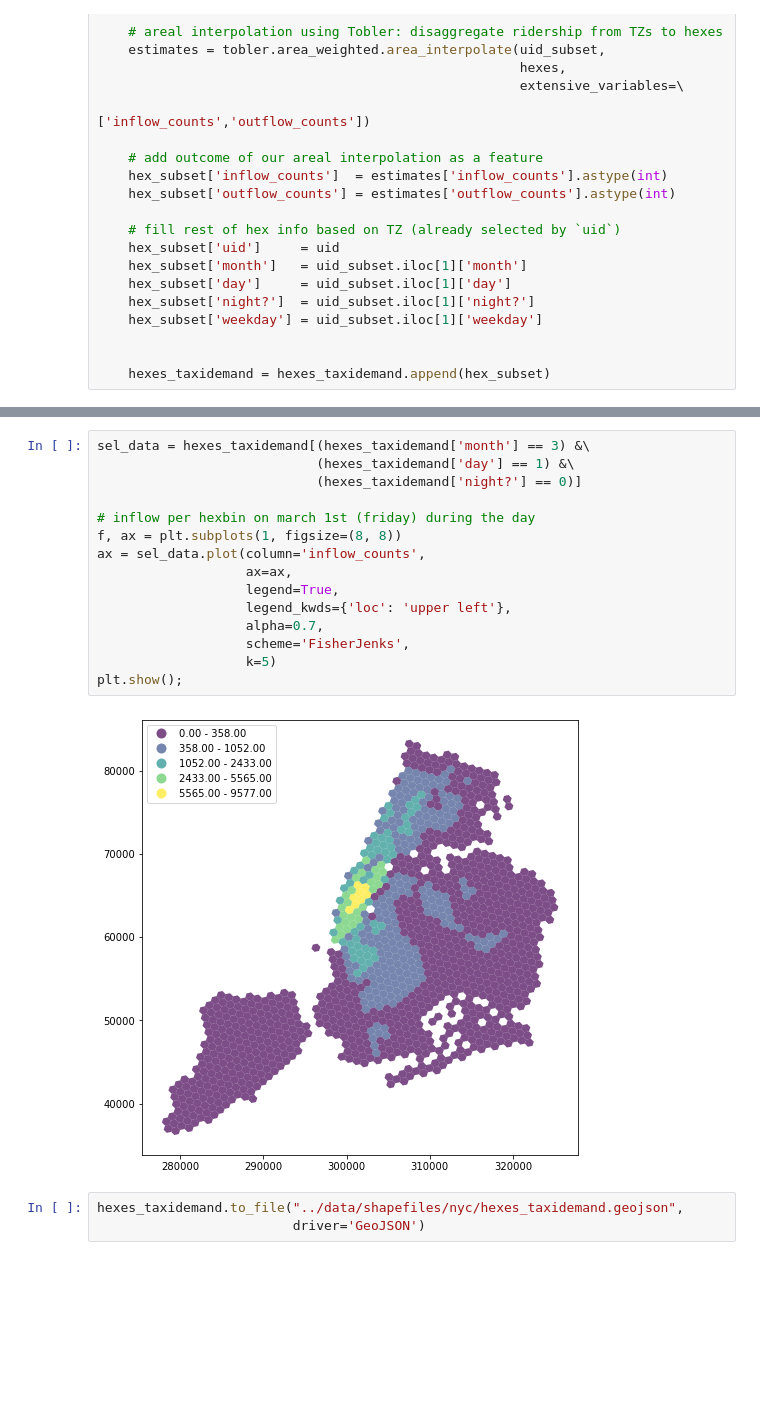
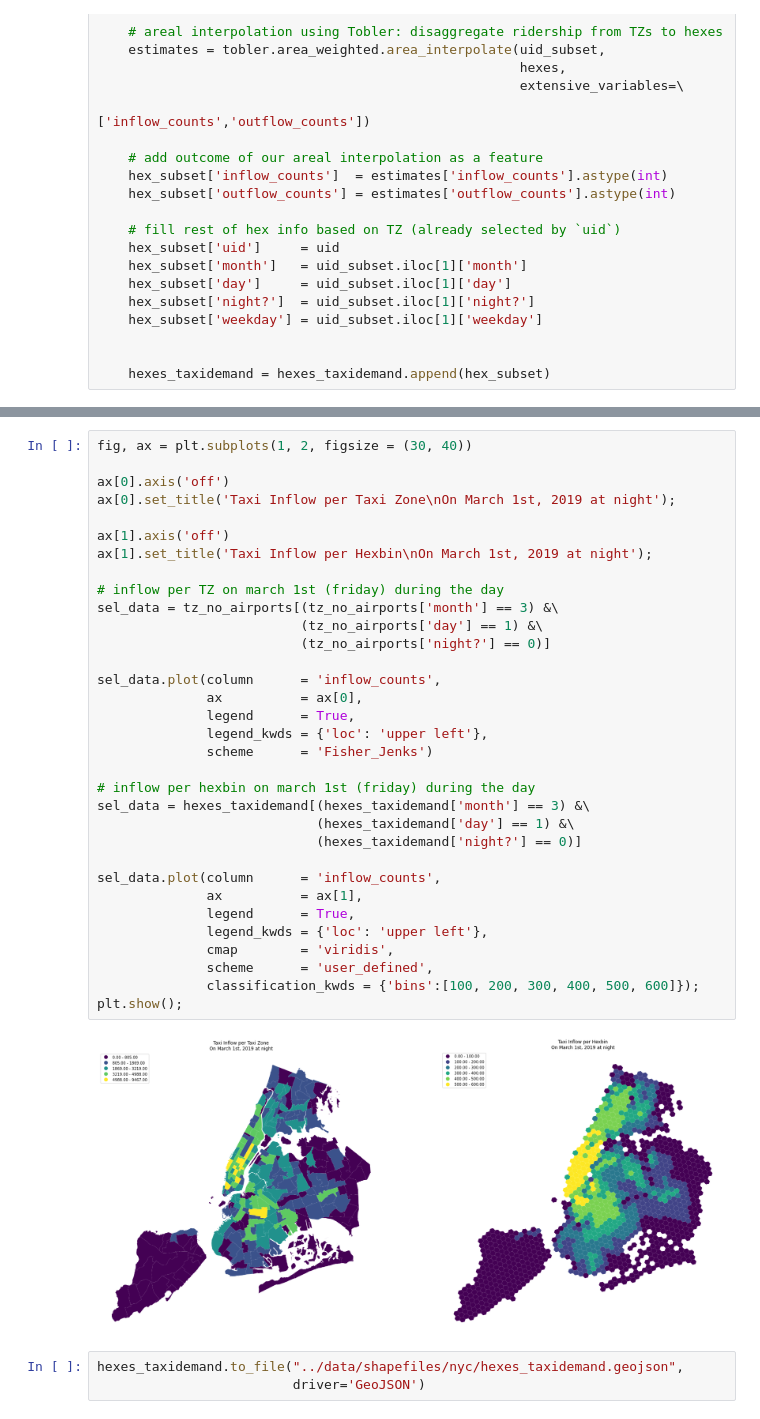
Before and after one commit to nlicalzi/mapping_nighttime_mobility, a Jupyter notebook: notebooks/taxi_zone_disaggregation.ipynb, the cells around one changed output, grey strips where cells are left out. Cells and saved outputs as stored; diff of their text form; blank space fills up the shorter version.

Commit message:
amended taxi zone disaggregation visualization for paper

```diff
--- a/notebooks/taxi_zone_disaggregation.ipynb
+++ b/notebooks/taxi_zone_disaggregation.ipynb
@@ -171,20 +154,38 @@ plt.show();
-# %%
-sel_data = hexes_taxidemand[(hexes_taxidemand['month'] == 3) &\
-                            (hexes_taxidemand['day'] == 1) &\
-                            (hexes_taxidemand['night?'] == 0)]
-
-# inflow per hexbin on march 1st (friday) during the day
-f, ax = plt.subplots(1, figsize=(8, 8))
-ax = sel_data.plot(column='inflow_counts',
-                   ax=ax,
-                   legend=True,
-                   legend_kwds={'loc': 'upper left'},
-                   alpha=0.7,
-                   scheme='FisherJenks',
-                   k=5)
-plt.show();
-# %% [output]
-[figure, removed]
+# %%
+fig, ax = plt.subplots(1, 2, figsize = (30, 40))
+
+ax[0].axis('off')
+ax[0].set_title('Taxi Inflow per Taxi Zone\nOn March 1st, 2019 at night');
+
+ax[1].axis('off')
+ax[1].set_title('Taxi Inflow per Hexbin\nOn March 1st, 2019 at night');
+
+# inflow per TZ on march 1st (friday) during the day
+sel_data = tz_no_airports[(tz_no_airports['month'] == 3) &\
+                          (tz_no_airports['day'] == 1) &\
+                          (tz_no_airports['night?'] == 0)]
+
+sel_data.plot(column      = 'inflow_counts',
+              ax          = ax[0],
+              legend      = True,
+              legend_kwds = {'loc': 'upper left'},
+              scheme      = 'Fisher_Jenks')
+
+# inflow per hexbin on march 1st (friday) during the day
+sel_data = hexes_taxidemand[(hexes_taxidemand['month'] == 3) &\
+                            (hexes_taxidemand['day'] == 1) &\
+                            (hexes_taxidemand['night?'] == 0)]
+
+sel_data.plot(column      = 'inflow_counts',
+              ax          = ax[1],
+              legend      = True,
+              legend_kwds = {'loc': 'upper left'},
+              cmap        = 'viridis',
+              scheme      = 'user_defined',
+              classification_kwds = {'bins':[100, 200, 300, 400, 500, 600]});
+plt.show();
+# %% [output]
+[figure, added]
 # %%
 hexes_taxidemand.to_file("../data/shapefiles/nyc/hexes_taxidemand.geojson",
                          driver='GeoJSON')
```
Also changed, not shown: parts of 1 cell of this notebook.
